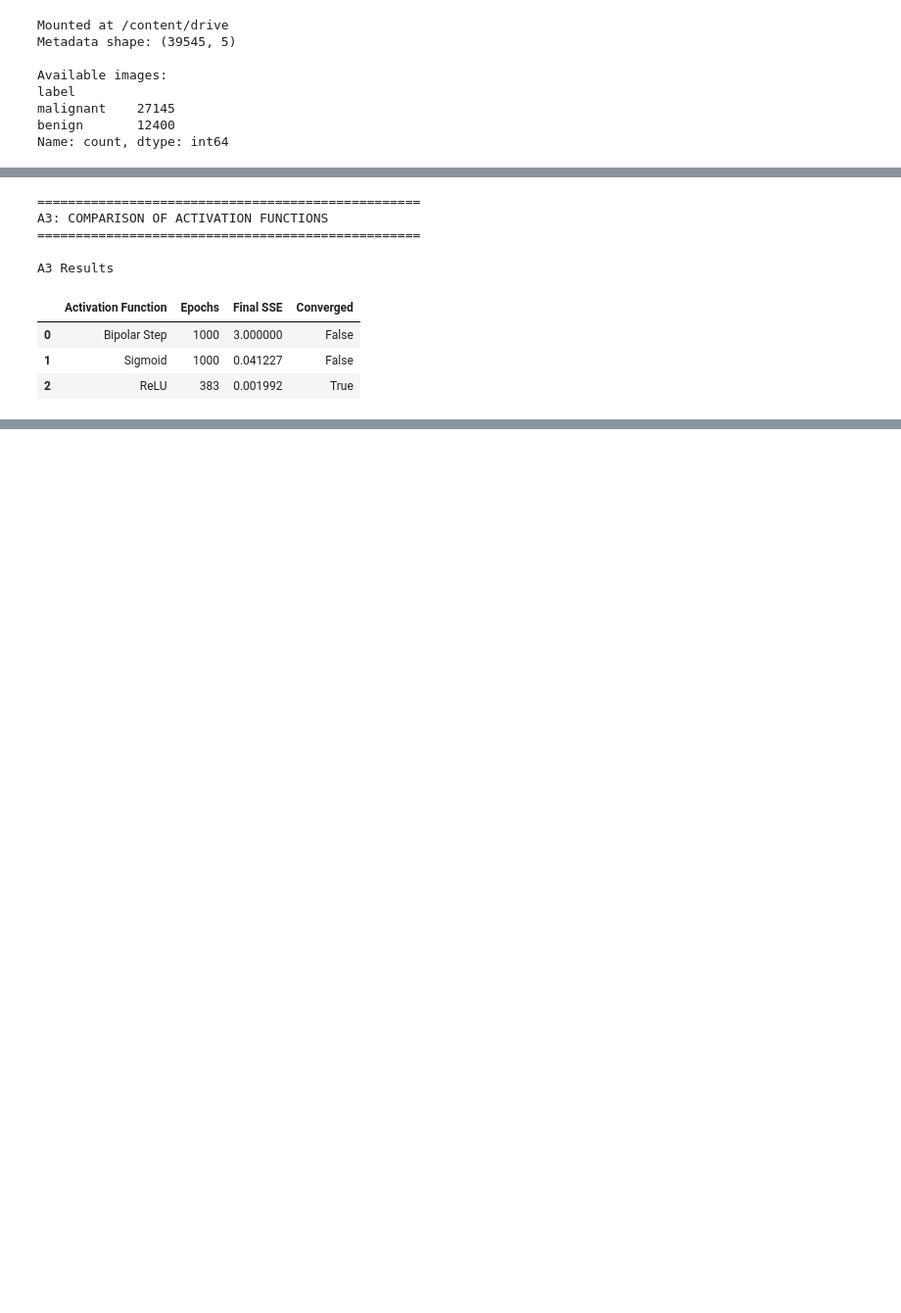
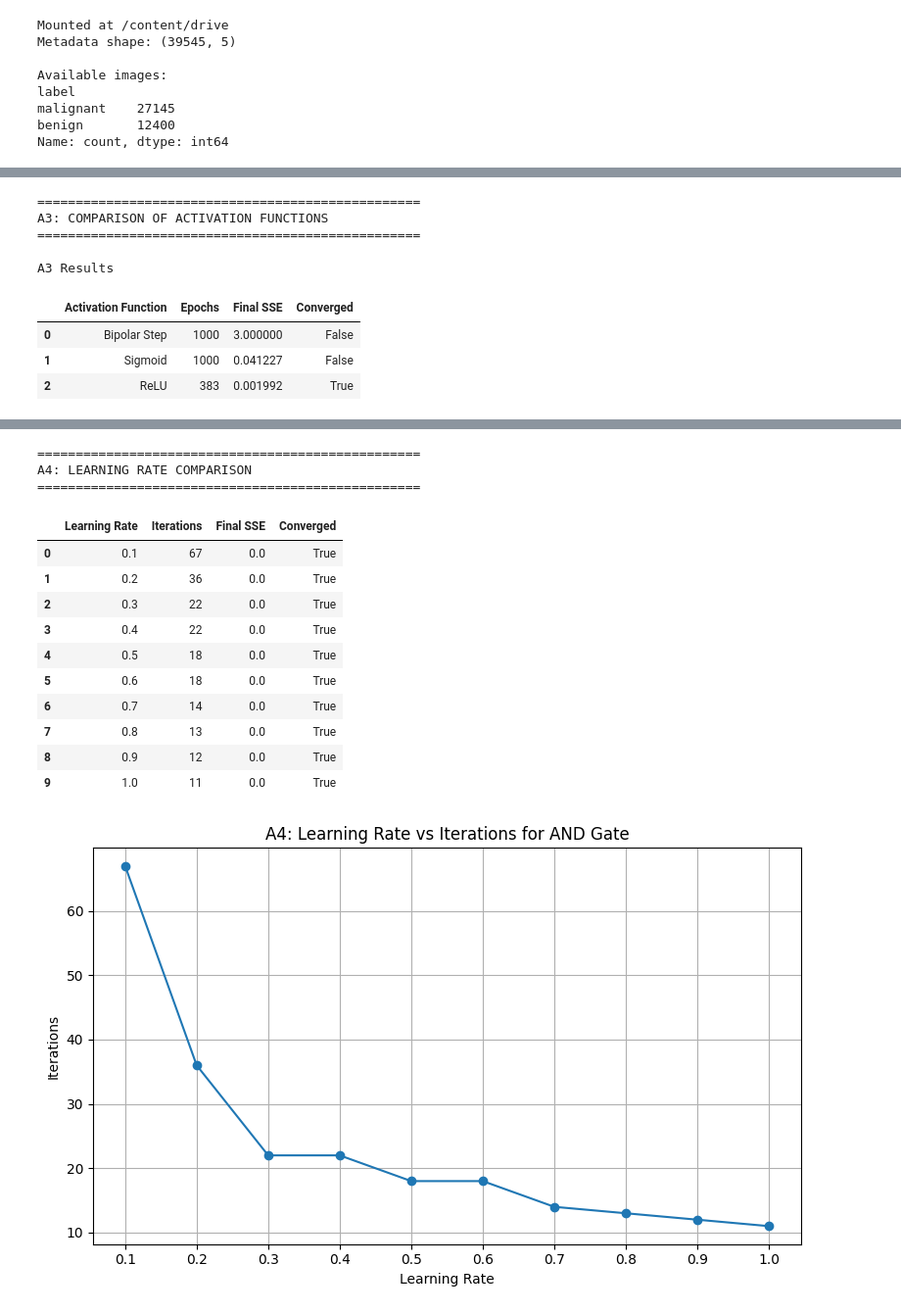
Before and after one commit to Karuneshtiwari/ML-lab, a Jupyter notebook: Lab08.ipynb, the cells around one changed output, grey strips where cells are left out. Shown at 98% size. Cells and saved outputs as stored; diff of their text form; code cells hidden in the pictures; blank space fills up the shorter version.

```diff
--- a/Lab08.ipynb
+++ b/Lab08.ipynb
@@ -360,6 +404,36 @@ plt.legend()
 plt.grid(True)
 plt.tight_layout()
 plt.show()
+
+
+
+print("\n" + "=" * 50)
+print("A4: LEARNING RATE COMPARISON")
+print("=" * 50)
+
+a4_results = compare_learning_rates(
+    X_and,
+    y_and,
+    learning_rates=np.arange(0.1, 1.01, 0.1),
+    max_epochs=MAX_EPOCHS,
+    convergence_error=CONVERGENCE_ERROR
+)
+
+display(a4_results)
+
+plt.figure(figsize=(8, 5))
+plt.plot(
+    a4_results["Learning Rate"],
+    a4_results["Iterations"],
+    marker="o"
+)
+plt.xlabel("Learning Rate")
+plt.ylabel("Iterations")
+plt.title("A4: Learning Rate vs Iterations for AND Gate")
+plt.xticks(np.arange(0.1, 1.01, 0.1))
+plt.grid(True)
+plt.tight_layout()
+plt.show()
 # %% [output]
 ==================================================
 A1: PERCEPTRON BUILDING BLOCKS
@@ -367,30 +441,45 @@ A1: PERCEPTRON BUILDING BLOCKS
 
 Summation Unit Output: 0.7
 
 Activation Function Outputs:
 Step: 1
 Bipolar Step: 1
 Sigmoid: 0.6681877721681662
 TanH: 0.6043677771171634
 ReLU: 0.7
 ... (15 lines left out)
 Final SSE: 0.0
 Converged: True
 
 AND Gate Prediction Results
 |  | A | B | Target | Prediction |
 | 0 | 0 | 0 | 0 | 0 |
 | 1 | 0 | 1 | 0 | 0 |
 | 2 | 1 | 0 | 0 | 0 |
 | 3 | 1 | 1 | 1 | 1 |
 [figure]
 ==================================================
 A3: COMPARISON OF ACTIVATION FUNCTIONS
 ==================================================
 
 A3 Results
 |  | Activation Function | Epochs | Final SSE | Converged |
 | 0 | Bipolar Step | 1000 | 3.000000 | False |
 | 1 | Sigmoid | 1000 | 0.041227 | False |
 | 2 | ReLU | 383 | 0.001992 | True |
 [figure]
+==================================================
+A4: LEARNING RATE COMPARISON
+==================================================
+|  | Learning Rate | Iterations | Final SSE | Converged |
+| 0 | 0.1 | 67 | 0.0 | True |
+| 1 | 0.2 | 36 | 0.0 | True |
+| 2 | 0.3 | 22 | 0.0 | True |
+| 3 | 0.4 | 22 | 0.0 | True |
+| 4 | 0.5 | 18 | 0.0 | True |
+| 5 | 0.6 | 18 | 0.0 | True |
+| 6 | 0.7 | 14 | 0.0 | True |
+| 7 | 0.8 | 13 | 0.0 | True |
+| 8 | 0.9 | 12 | 0.0 | True |
+| 9 | 1.0 | 11 | 0.0 | True |
+[figure, added]
```
Also changed, not shown: parts of 1 cell of this notebook.
